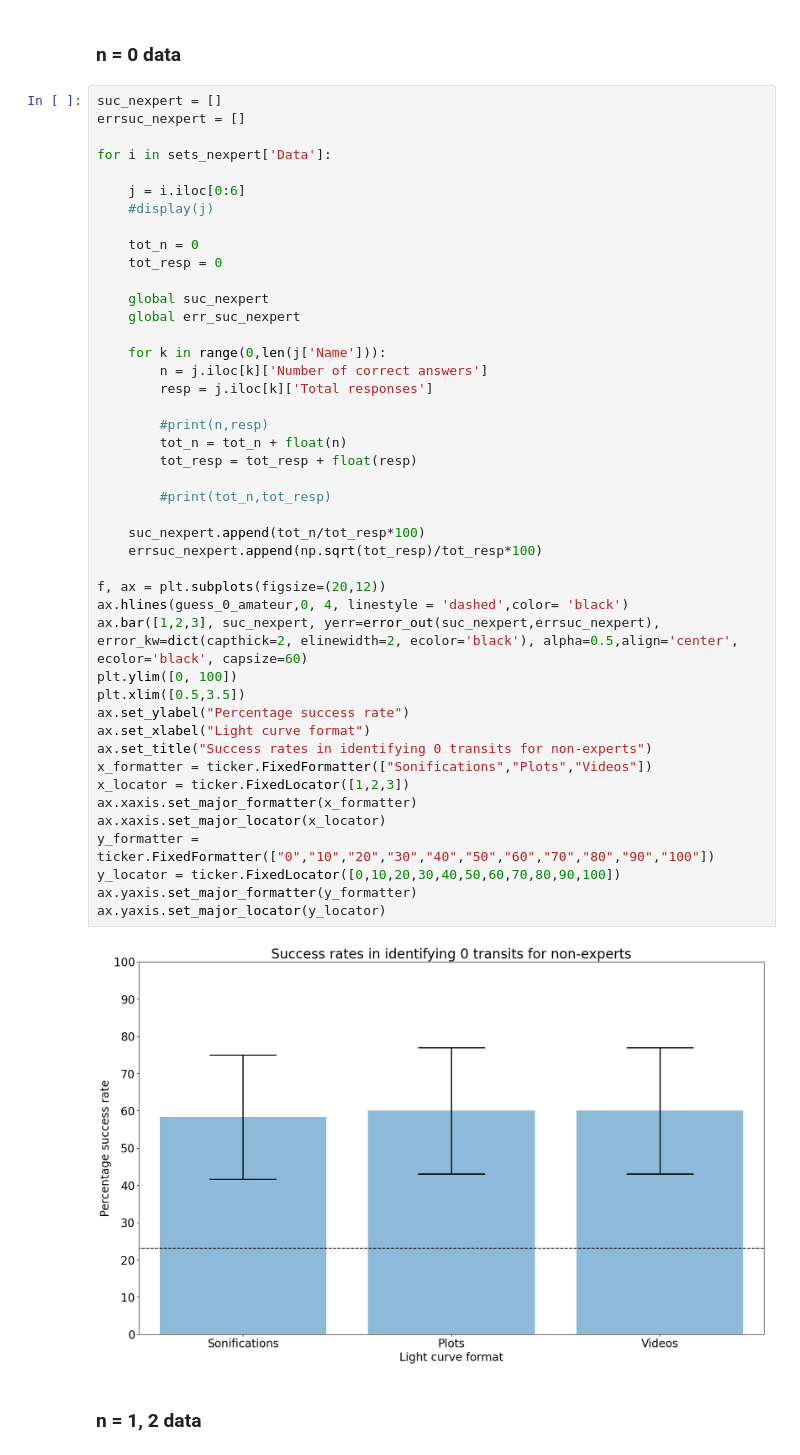
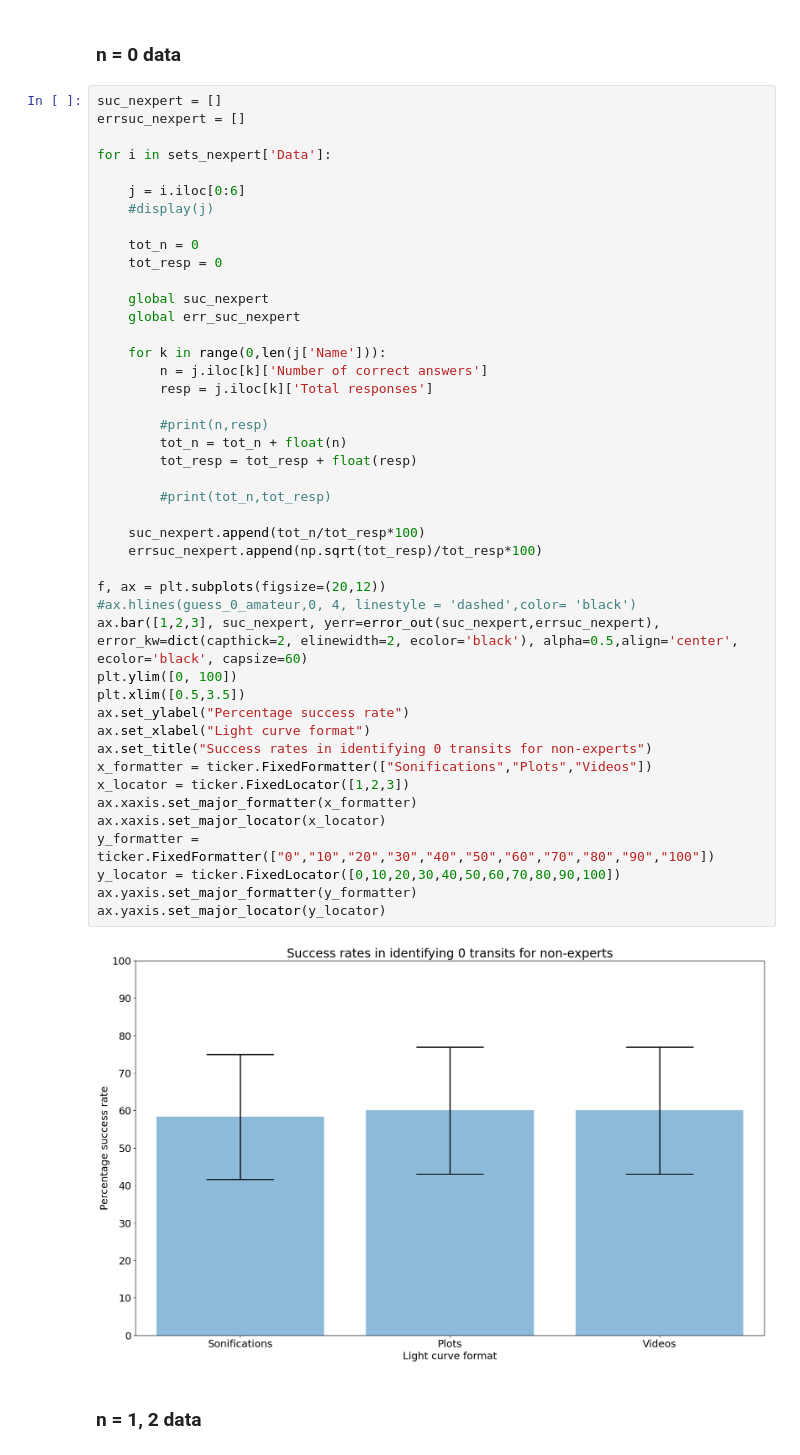
Before and after one commit to jacktuckerbrown/star-sound, a Jupyter notebook: analysis.ipynb, the cells around one changed output. Drawn from its saved outputs; the diff is of its cells as text.

```diff
--- a/analysis.ipynb
+++ b/analysis.ipynb
@@ -1620,35 +1620,35 @@ for i in sets_nexpert['Data']:
 
     for k in range(0,len(j['Name'])):
         n = j.iloc[k]['Number of correct answers']
         resp = j.iloc[k]['Total responses']
 
         #print(n,resp)
         tot_n = tot_n + float(n)
         tot_resp = tot_resp + float(resp)
 
         #print(tot_n,tot_resp)
 
     suc_nexpert.append(tot_n/tot_resp*100)
     errsuc_nexpert.append(np.sqrt(tot_resp)/tot_resp*100)
 
 f, ax = plt.subplots(figsize=(20,12))
-ax.hlines(guess_0_amateur,0, 4, linestyle = 'dashed',color= 'black')
+#ax.hlines(guess_0_amateur,0, 4, linestyle = 'dashed',color= 'black')
 ax.bar([1,2,3], suc_nexpert, yerr=error_out(suc_nexpert,errsuc_nexpert), error_kw=dict(capthick=2, elinewidth=2, ecolor='black'), alpha=0.5,align='center', ecolor='black', capsize=60)
 plt.ylim([0, 100])
 plt.xlim([0.5,3.5])
 ax.set_ylabel("Percentage success rate")
 ax.set_xlabel("Light curve format")
 ax.set_title("Success rates in identifying 0 transits for non-experts")
 x_formatter = ticker.FixedFormatter(["Sonifications","Plots","Videos"])
 x_locator = ticker.FixedLocator([1,2,3])
 ax.xaxis.set_major_formatter(x_formatter)
 ax.xaxis.set_major_locator(x_locator)
 y_formatter = ticker.FixedFormatter(["0","10","20","30","40","50","60","70","80","90","100"])
 y_locator = ticker.FixedLocator([0,10,20,30,40,50,60,70,80,90,100])
 ax.yaxis.set_major_formatter(y_formatter)
 ax.yaxis.set_major_locator(y_locator)
 # %% [output]
-[figure, old version]
+[figure, new version]
 # %% [markdown]
 ### n = 1, 2 data
 # %%
```
Also changed, not shown: parts of 5 cells of this notebook.
